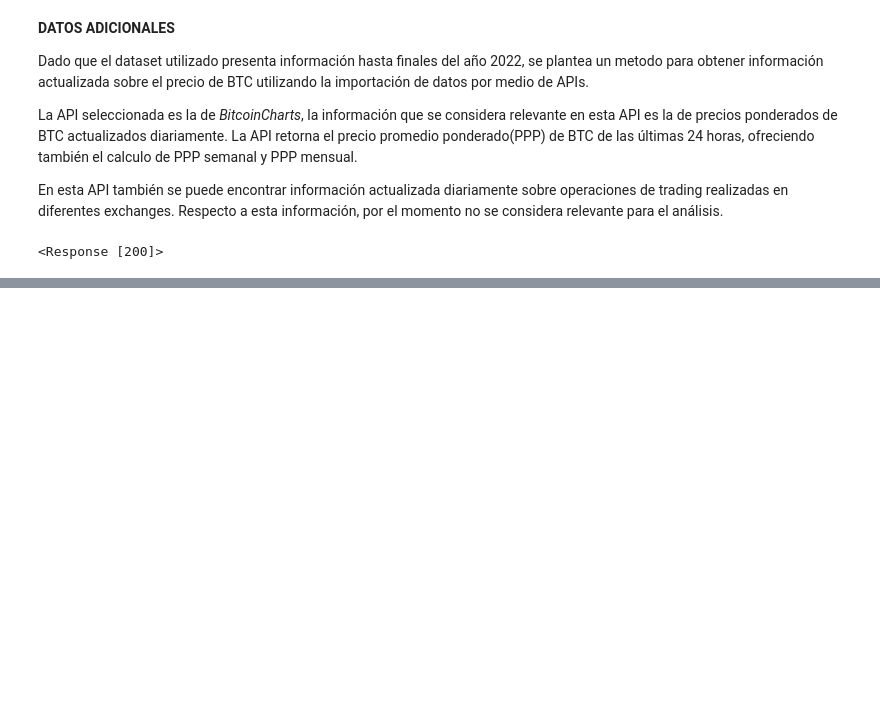
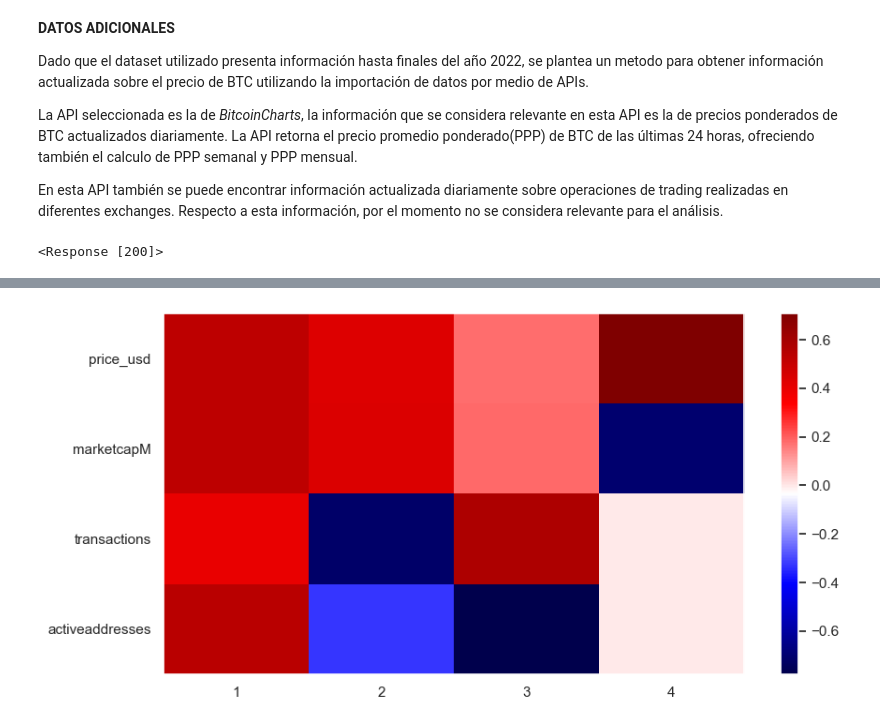
Before and after one commit to MartinMF88/Proyecto_DataScience_Coder, a Jupyter notebook: notebooks/ProyectoFinal_Martinez.ipynb, the cells around one changed output, grey strips where cells are left out. Saved outputs shown, nothing was run; the diff lists cells and outputs as text; code cells hidden in the pictures; blank space fills up the shorter version.

```diff
--- a/notebooks/ProyectoFinal_Martinez.ipynb
+++ b/notebooks/ProyectoFinal_Martinez.ipynb
@@ -545,0 +593,4 @@ data_markets.to_csv(precios_ponderados240723, index=False)
+# %%
+df_newvars.dropna(subset=['activeaddresses', 'prom_trans_actadresses'], inplace=True)
+df_newvars.reset_index(drop=True, inplace=True)
+print(df_newvars.isnull().sum())
@@ -545,0 +607,2 @@ data_markets.to_csv(precios_ponderados240723, index=False)
+# %%
+df_newvars.set_index('date', inplace=True)
@@ -545,0 +788,10 @@ data_markets.to_csv(precios_ponderados240723, index=False)
+# %%
+df_newvars_PCA = df_newvars
+df_newvars_PCA = df_newvars_PCA.drop('prom_trans_actadresses', axis=1)
+
+# Entrenamiento modelo PCA con escalado de los datos
+pca_pipe = make_pipeline(StandardScaler(), PCA())
+pca_pipe.fit(df_newvars_PCA)
+
+# Se extrae el modelo entrenado del pipeline
+modelo_pca = pca_pipe.named_steps['pca']
@@ -545,0 +802,2 @@ data_markets.to_csv(precios_ponderados240723, index=False)
+# %%
+pca_pipe.fit(df_newvars_PCA)
@@ -545,0 +818,11 @@ data_markets.to_csv(precios_ponderados240723, index=False)
+# %%
+# Heatmap componentes
+fig, ax = plt.subplots(nrows=1, ncols=1, figsize=(10, 5))
+componentes = modelo_pca.components_
+plt.imshow(componentes.T, cmap='seismic', aspect='auto')
+plt.yticks(range(len(df_newvars_PCA.columns)), df_newvars_PCA.columns)
+plt.xticks(range(len(df_newvars_PCA.columns)), np.arange(modelo_pca.n_components_) + 1)
+plt.grid(False)
+plt.colorbar();
+# %% [output]
+[figure, added]
```
Also changed, not shown: parts of 31 cells of this notebook, 1 other file.
